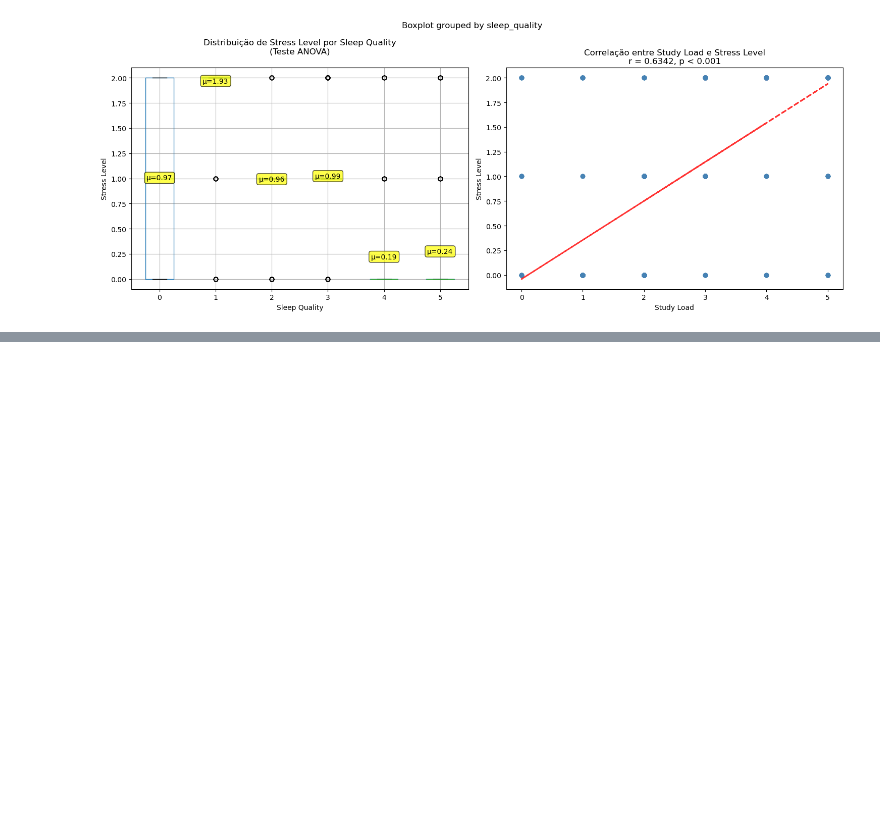
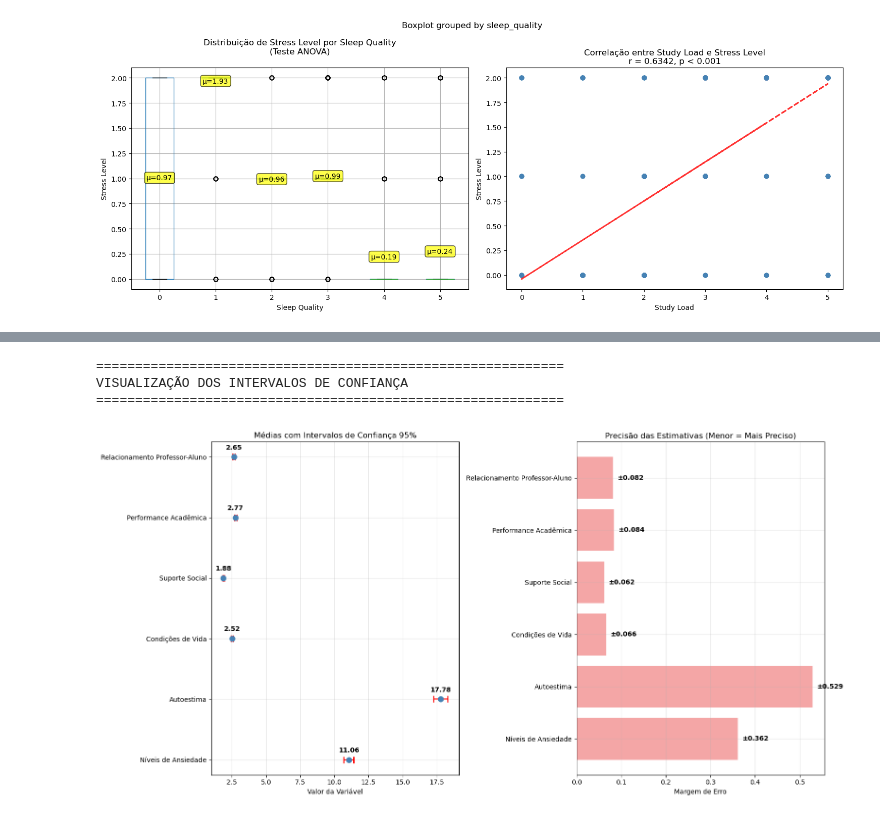
Before and after one commit to JPSSmaths/Project-Study-Stress-Monitoring, a Jupyter notebook: Projeto stress.ipynb, the cells around one changed output, grey strips where cells are left out. Cells and saved outputs as stored; diff of their text form; code cells hidden in the pictures; blank space fills up the shorter version.

```diff
--- a/Projeto stress.ipynb
+++ b/Projeto stress.ipynb
@@ -401,0 +730,73 @@ RESUMO FINAL DOS TESTES DE HIPÓTESE
+# %%
+
+print("\n" + "="*60)
+print("VISUALIZAÇÃO DOS INTERVALOS DE CONFIANÇA")
+print("="*60)
+
+if resultados_ic:
+    # Preparar dados para visualização
+    nomes = [r['nome'] for r in resultados_ic]
+    medias = [r['media'] for r in resultados_ic]
+    ic_inferiores = [r['ic_inferior'] for r in resultados_ic]
+    ic_superiores = [r['ic_superior'] for r in resultados_ic]
+    margens_erro = [r['margem_erro'] for r in resultados_ic]
+
+
+    fig, (ax1, ax2) = plt.subplots(1, 2, figsize=(16, 8))
+
+
+    y_pos = np.arange(len(nomes))
+
+    ax1.errorbar(medias, y_pos, xerr=margens_erro, fmt='o', capsize=5, capthick=2,
+                color='steelblue', ecolor='red', markersize=8)
+    ax1.set_yticks(y_pos)
+    ax1.set_yticklabels(nomes)
+    ax1.set_xlabel('Valor da Variável')
+    ax1.set_title('Médias com Intervalos de Confiança 95%')
+    ax1.grid(True, alpha=0.3)
+
+
+    for i, (media, nome) in enumerate(zip(medias, nomes)):
+        ax1.text(media, i + 0.1, f'{media:.2f}', ha='center', va='bottom', fontweight='bold')
+
+
+    bars = ax2.barh(y_pos, margens_erro, color='lightcoral', alpha=0.7)
+    ax2.set_yticks(y_pos)
+    ax2.set_yticklabels(nomes)
+    ax2.set_xlabel('Margem de Erro')
+    ax2.set_title('Precisão das Estimativas (Menor = Mais Preciso)')
+    ax2.grid(True, alpha=0.3)
+
+    for i, (margem, bar) in enumerate(zip(margens_erro, bars)):
+        ax2.text(margem + 0.01, i, f'±{margem:.3f}', va='center', fontweight='bold')
+
+    plt.tight_layout()
+    plt.show()
+
+
+    print(f"\nRANKING POR PRECISÃO (menor margem de erro = mais preciso):")
+    df_precisao = pd.DataFrame(resultados_ic).sort_values('margem_erro')
+
+    for i, (_, row) in enumerate(df_precisao.iterrows(), 1):
+        precisao = "Alta" if row['margem_erro'] < 1 else "Média" if row['margem_erro'] < 2 else "Baixa"
+        print(f"   {i}º {row['nome']}: ±{row['margem_erro']:.4f} ({precisao} precisão)")
+
+
+    print(f"\nANÁLISE DE VARIABILIDADE:")
+    df_variabilidade = pd.DataFrame(resultados_ic).sort_values('desvio_padrao', ascending=False)
+
+    print(f"   MAIOR variabilidade: {df_variabilidade.iloc[0]['nome']} (σ = {df_variabilidade.iloc[0]['desvio_padrao']:.3f})")
+    print(f"   MENOR variabilidade: {df_variabilidade.iloc[-1]['nome']} (σ = {df_variabilidade.iloc[-1]['desvio_padrao']:.3f})")
+
+else:
+    print("Nenhuma variável foi encontrada para análise.")
+
+print(f"\nCONCLUSÕES:")
+print(f"   - Variáveis com margens de erro menores têm estimativas mais confiáveis")
+print(f"   - Intervalos estreitos indicam dados mais consistentes")
+print(f"   - Intervalos largos sugerem maior heterogeneidade na amostra")
+# %% [output]
+============================================================
+VISUALIZAÇÃO DOS INTERVALOS DE CONFIANÇA
+============================================================
+[figure, added]
```
Also changed, not shown: parts of 8 cells of this notebook, 1 other file.
